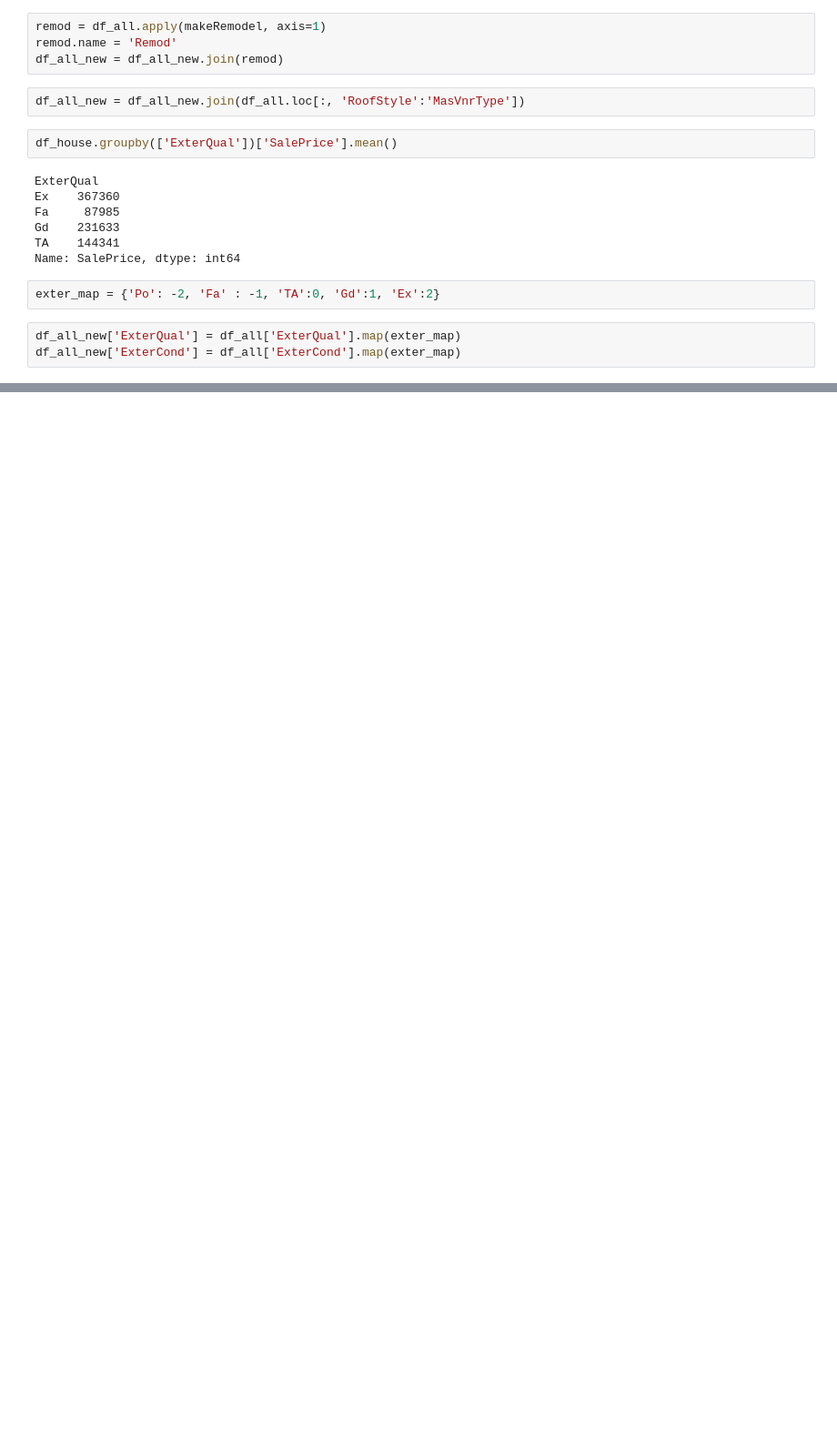
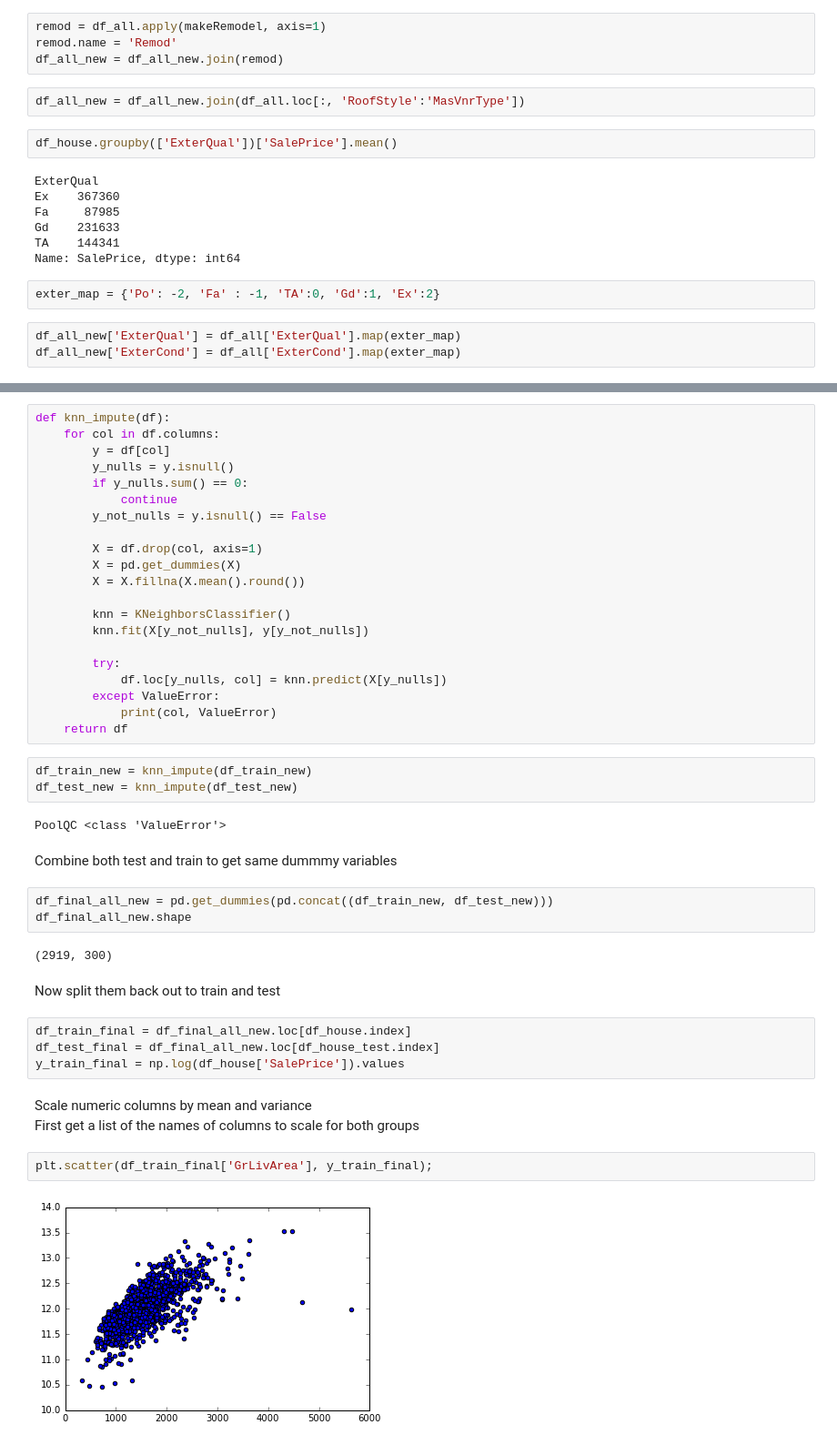
Before and after one commit to SayantanMitra87/Houston-Data-Science, a Jupyter notebook: Kaggle/House Prices/python/Exploration.ipynb, the cells around one changed output, grey strips where cells are left out. Shown: that part at 91% size. Saved outputs shown, nothing was run; the diff lists cells and outputs as text; blank space fills up the shorter version.

```diff
--- a/Kaggle/House Prices/python/Exploration.ipynb
+++ b/Kaggle/House Prices/python/Exploration.ipynb
@@ -462,0 +565,46 @@ knn_test_final
+# %%
+def knn_impute(df):
+    for col in df.columns:
+        y = df[col]
+        y_nulls = y.isnull()
+        if y_nulls.sum() == 0:
+            continue
+        y_not_nulls = y.isnull() == False
+
+        X = df.drop(col, axis=1)
+        X = pd.get_dummies(X)
+        X = X.fillna(X.mean().round())
+
+        knn = KNeighborsClassifier()
+        knn.fit(X[y_not_nulls], y[y_not_nulls])
+
+        try:
+            df.loc[y_nulls, col] = knn.predict(X[y_nulls])
+        except ValueError:
+            print(col, ValueError)
+    return df
+# %%
+df_train_new = knn_impute(df_train_new)
+df_test_new = knn_impute(df_test_new)
+# %% [output]
+PoolQC <class 'ValueError'>
+# %% [markdown]
+Combine both test and train to get same dummmy variables
+# %%
+df_final_all_new = pd.get_dummies(pd.concat((df_train_new, df_test_new)))
+df_final_all_new.shape
+# %% [output]
+(2919, 300)
+# %% [markdown]
+Now split them back out to train and test
+# %%
+df_train_final = df_final_all_new.loc[df_house.index]
+df_test_final = df_final_all_new.loc[df_house_test.index]
+y_train_final = np.log(df_house['SalePrice']).values
+# %% [markdown]
+Scale numeric columns by mean and variance
+First get a list of the names of columns to scale for both groups
+# %%
+plt.scatter(df_train_final['GrLivArea'], y_train_final);
+# %% [output]
+[figure, added]
```
Also changed, not shown: parts of 94 cells of this notebook.
